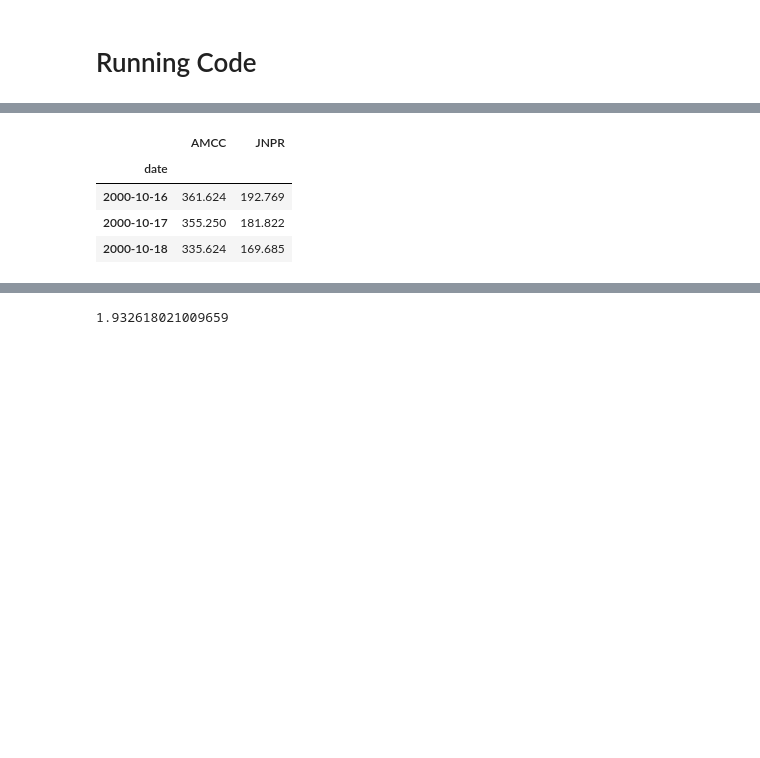
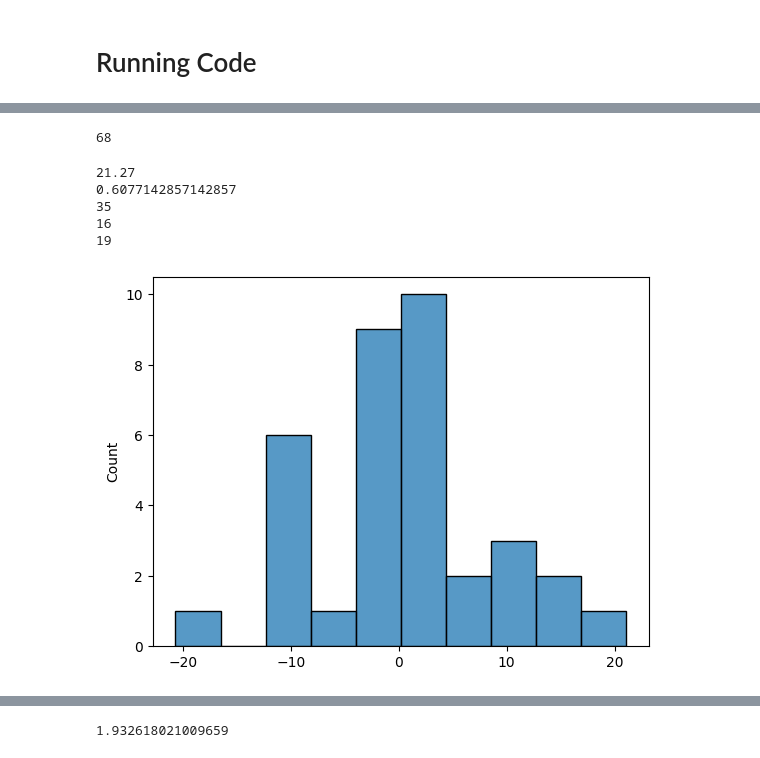
Before and after one commit to TInglefield/Math4920Project, a Jupyter notebook: project_Draft3.ipynb, the cells around one changed output, grey strips where cells are left out. Saved outputs shown, nothing was run; the diff lists cells and outputs as text; code cells hidden in the pictures; blank space fills up the shorter version.

```diff
--- a/project_Draft3.ipynb
+++ b/project_Draft3.ipynb
@@ -186,19 +186,16 @@ def get_spread_limits_for_past_months(dataframe, pair, beta):
     asst1_mean = dataframe[asst1].mean()
     asst2_mean = dataframe[asst2].mean()
     spread_data = None
-    order = []
     if asst1_mean > asst2_mean:
         spread_data = dataframe[asst1]-beta*dataframe[asst2]
-        order = [asst1, asst2]
     else:
         spread_data = dataframe[asst2]-beta*dataframe[asst1]
-        order = [asst2, asst1]
     mean = spread_data.mean()
     std_dev = spread_data.std()
     lower_limit = mean - (2*std_dev)
     upper_limit = mean + (2*std_dev)
 
-    return upper_limit, lower_limit, order, mean
+    return upper_limit, lower_limit, mean
 # %% [markdown]
 ## Main Functions
 # %%
@@ -327,21 +328,22 @@ def monitor_pairs(window_size, stock_group_size, stop_after_days):
                         current_day_string = prices_with_market.iloc[window_end_index].name.strftime('%Y-%m-%d')
                         if existing_stocks[stock_pair]["currently_trading"]:
                             # Calculate current day spread
-                            curr_day_spread = prices_with_market[existing_stocks[stock_pair]["pair_order"][0]].iloc[window_end_index]-float(existing_stocks[stock_pair]["current_hedge_ratio"])*prices_with_market[existing_stocks[stock_pair]["pair_order"][1]].iloc[window_end_index]
+                            curr_day_spread = prices_with_market[stock_pair[0]].iloc[window_end_index]-float(existing_stocks[stock_pair]["current_hedge_ratio"])*prices_with_market[stock_pair[1]].iloc[window_end_index]
                             # Close trade due to cointegration
                             existing_stocks[stock_pair]["currently_trading"] = False
                             existing_stocks[stock_pair]['trade_info']["close_trade_dates"].append((current_day_string, 'Stocks are no longer cointegrated', curr_day_spread))
                             # Calculate the spread difference percentage
-                            open = existing_stocks[stock_pair]['trade_info']['open_trade_dates'][-1][-1]
-                            close = curr_day_spread
+                            open = existing_stocks[stock_pair]['trade_info']['open_trade_dates'][-1][2]
+                            total_investment = existing_stocks[stock_pair]['trade_info']['open_trade_dates'][-1][-2]
                             if existing_stocks[stock_pair]['trade_day_spread_position'] == 'upper':
                                 #(open-close)/open
-                                percent_return = (open-curr_day_spread)/open *100
+                                percent_return = ((open-curr_day_spread)/total_investment) *100
                             else:
                                 #(close-open)/open
-                                percent_return = (curr_day_spread-open)/open *100
+                                percent_return = ((curr_day_spread-open)/total_investment) *100
                             # appending percentages to list and removing stock pair from currently trading
                             percent_formatted = math.floor(percent_return*100)/100
+                            print(f"Stock pair: {stock_pair}, percentage: {percent_formatted}")
                             spread_return_percentages.append(percent_formatted)
                             currently_trading_stocks.remove(stock_pair[0])
                             currently_trading_stocks.remove(stock_pair[1])
@@ -358,21 +360,22 @@ def monitor_pairs(window_size, stock_group_size, stop_after_days):
                     current_day_string = prices_with_market.iloc[window_end_index].name.strftime('%Y-%m-%d')
                     if existing_stocks[stock_pair]["currently_trading"]:
                         # Calculate current day spread
-                        curr_day_spread = prices_with_market[existing_stocks[stock_pair]["pair_order"][0]].iloc[window_end_index]-float(existing_stocks[stock_pair]["current_hedge_ratio"])*prices_with_market[existing_stocks[stock_pair]["pair_order"][1]].iloc[window_end_index]
+                        curr_day_spread = prices_with_market[stock_pair[0]].iloc[window_end_index]-float(existing_stocks[stock_pair]["current_hedge_ratio"])*prices_with_market[stock_pair[1]].iloc[window_end_index]
                         # Close trade due to liquidity
                         existing_stocks[stock_pair]["currently_trading"] = False
                         existing_stocks[stock_pair]['trade_info']["close_trade_dates"].append((current_day_string, 'One or more stocks is not liquid enough to trade', curr_day_spread))
                         # Calculate the spread difference percentage
-                        open = existing_stocks[stock_pair]['trade_info']['open_trade_dates'][-1][-1]
-                        close = curr_day_spread
+                        open = existing_stocks[stock_pair]['trade_info']['open_trade_dates'][-1][2]
+                        total_investment = existing_stocks[stock_pair]['trade_info']['open_trade_dates'][-1][-2]
                         if existing_stocks[stock_pair]['trade_day_spread_position'] == 'upper':
                             #(open-close)/open
-                            percent_return = (open-curr_day_spread)/open *100
+                            percent_return = ((open-curr_day_spread)/total_investment) *100
                         else:
                             #(close-open)/open
-                            percent_return = (curr_day_spread-open)/open *100
+                            percent_return = ((curr_day_spread-open)/total_investment) *100
                         # appending percentages to list and removing stock pair from currently trading
                         percent_formatted = math.floor(percent_return*100)/100
+                        print(f"Stock pair: {stock_pair}, percentage: {percent_formatted}")
                         spread_return_percentages.append(percent_formatted)
                         currently_trading_stocks.remove(stock_pair[0])
                         currently_trading_stocks.remove(stock_pair[1])
@@ -418,7 +421,6 @@ def monitor_pairs(window_size, stock_group_size, stop_after_days):
                         "trade_day_spread_position": "unknown",
                         "current_hedge_ratio": None,
                         "current_spread_mean": None,
-                        "pair_order": [],
                         "spread_upper_limit": None,
                         "spread_lower_limit": None,
                         "currently_trading": False
@@ -738,8 +740,27 @@ JNPR Price: 169.685
-# %%
-prices_with_market[['AMCC', 'JNPR']]['2000-10-16':'2000-10-18']
-# %% [output]
-|  | AMCC | JNPR |
-| date |  |  |
-| 2000-10-16 | 361.624 | 192.769 |
-| 2000-10-17 | 355.250 | 181.822 |
-| 2000-10-18 | 335.624 | 169.685 |
+# %%
+len(results)
+# %% [output]
+68
+# %%
+print(sum(spread_percentages))
+print(np.mean(spread_percentages))
+print(len(spread_percentages))
+# sns.boxplot(spread_percentages)
+sns.histplot(spread_percentages)
+num_below = 0
+num_above = 0
+for num in spread_percentages:
+    if num > 0:
+        num_above += 1
+    else:
+        num_below += 1
+
+print(num_below)
+print(num_above)
+# %% [output]
+21.27
+0.6077142857142857
+35
+16
+19
+[figure, added]
```
Also changed, not shown: parts of 5 cells of this notebook.
